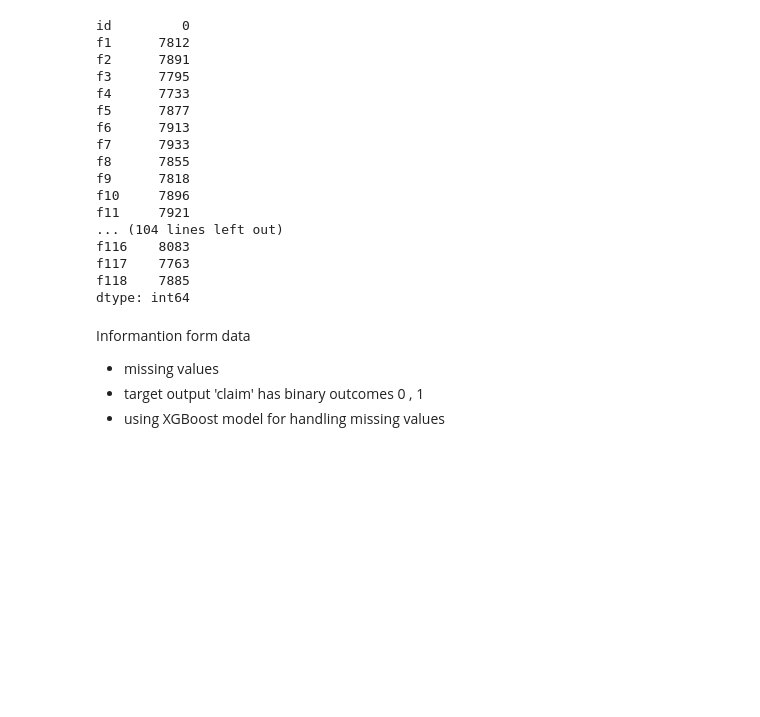
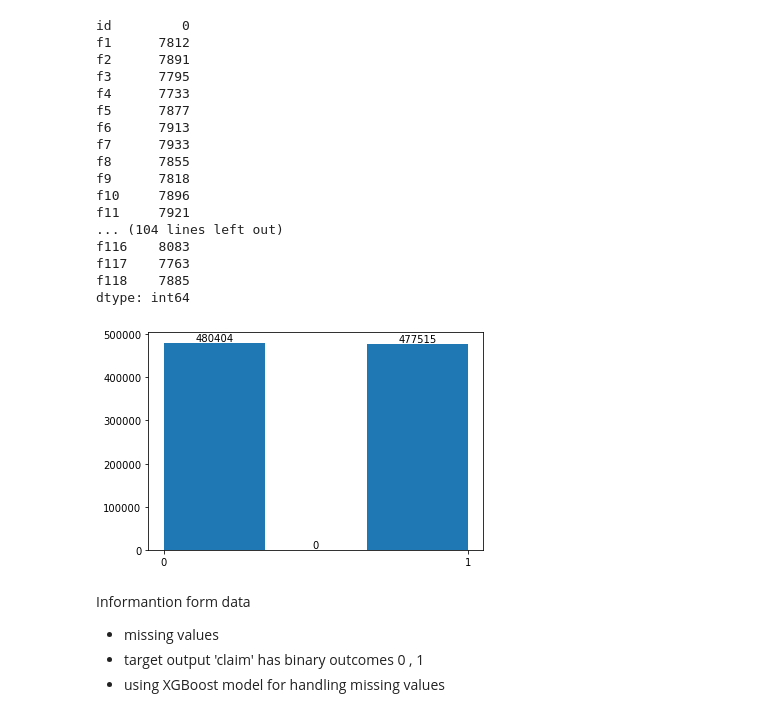
Before and after one commit to bbard264/dataprojects, a Jupyter notebook: tps/tps_SEP2021/tabular-playground-sept2021.ipynb, the cells around one changed output. Saved outputs shown, nothing was run; the diff lists cells and outputs as text; code cells hidden in the pictures; blank space fills up the shorter version.

```diff
--- a/tps/tps_SEP2021/tabular-playground-sept2021.ipynb
+++ b/tps/tps_SEP2021/tabular-playground-sept2021.ipynb
@@ -83,3 +104,11 @@ dtype: int64
+# %%
+#plt.bar(train_df[target].unique(),train_df[target].value_counts().tolist())
+counts, edges, bars = plt.hist(train_df[target],bins = 3)
+plt.bar_label(bars)
+plt.xticks([0, 1])
+plt.show()
+# %% [output]
+[figure, added]
 # %% [markdown]
 Informantion form data
 - missing values
```
Also changed, not shown: parts of 12 cells of this notebook.
